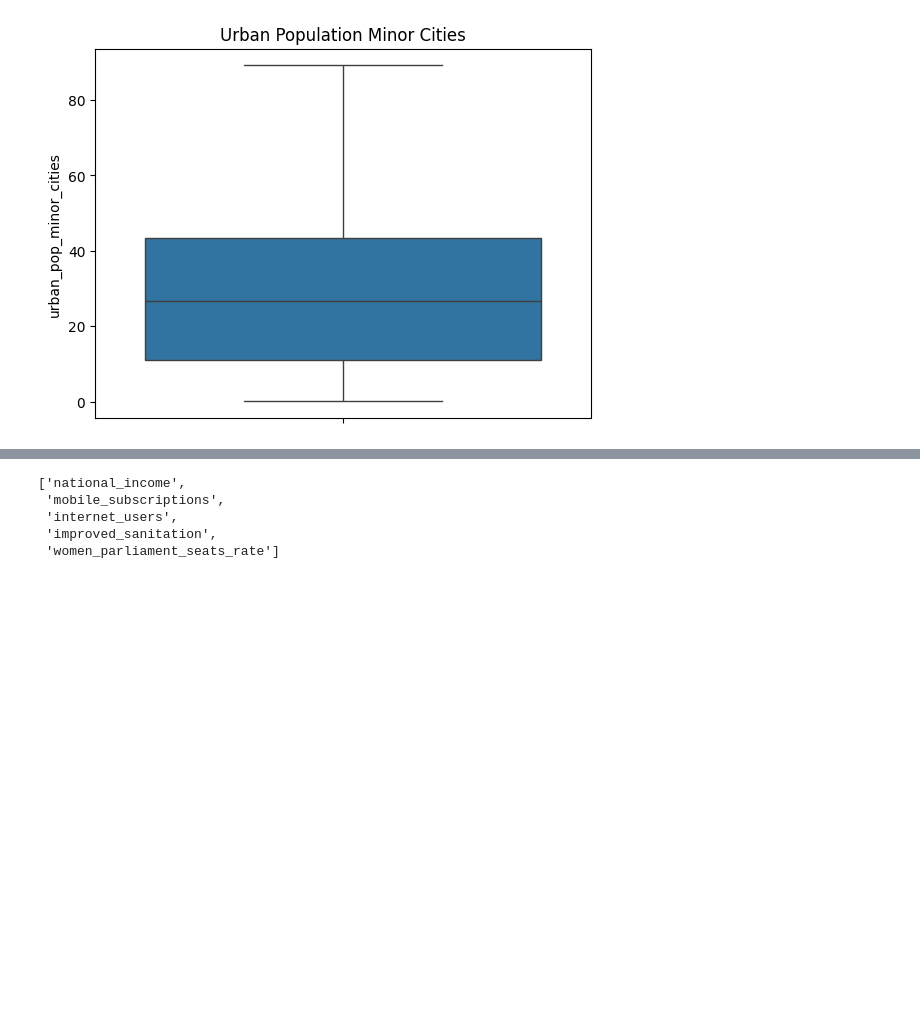
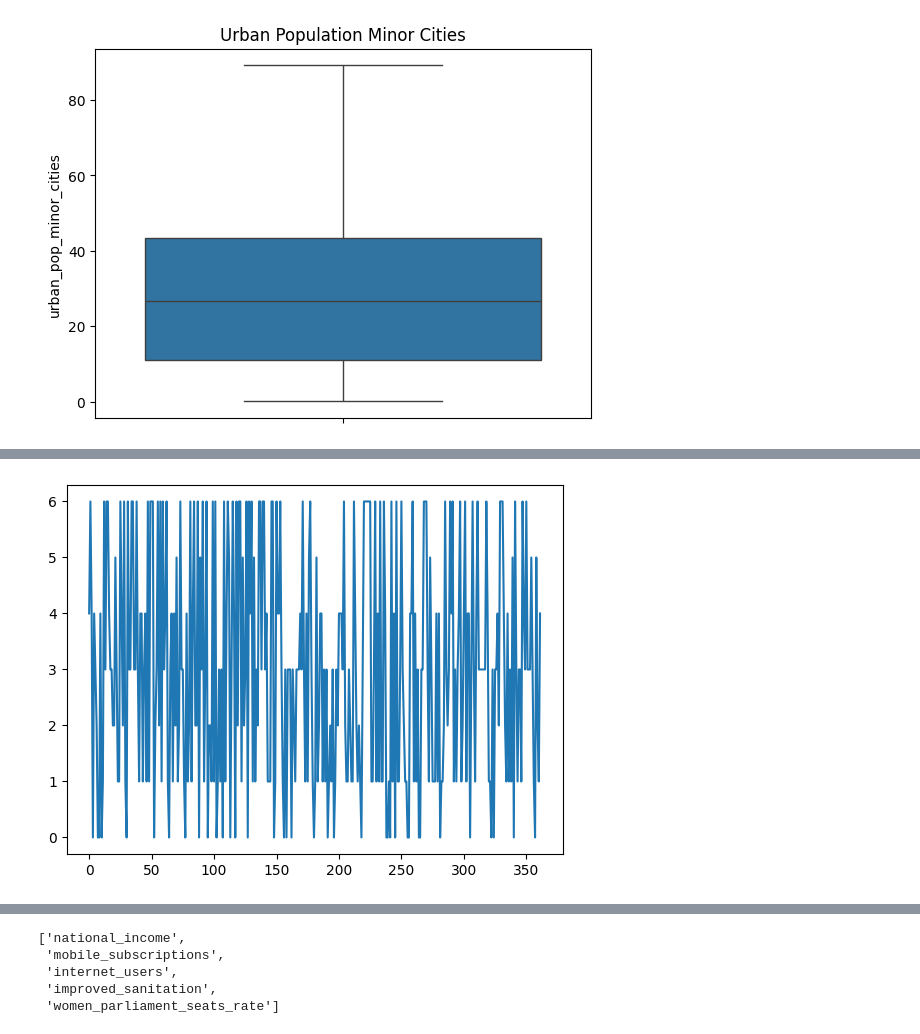
Before and after one commit to burakbinmunir/Life_Expectancy, a Jupyter notebook: Assignment_2_DataScience.ipynb, the cells around one changed output, grey strips where cells are left out. Drawn from its saved outputs; the diff is of its cells as text; code cells hidden in the pictures; blank space fills up the shorter version.

```diff
--- a/Assignment_2_DataScience.ipynb
+++ b/Assignment_2_DataScience.ipynb
@@ -420,0 +447,7 @@ dtype: int64
+# %%
+
+plt.heigh
+plt.plot(data['national_income_encoded'])
+plt.show()
+# %% [output]
+[figure, added]
```
Also changed, not shown: parts of 9 cells of this notebook.
